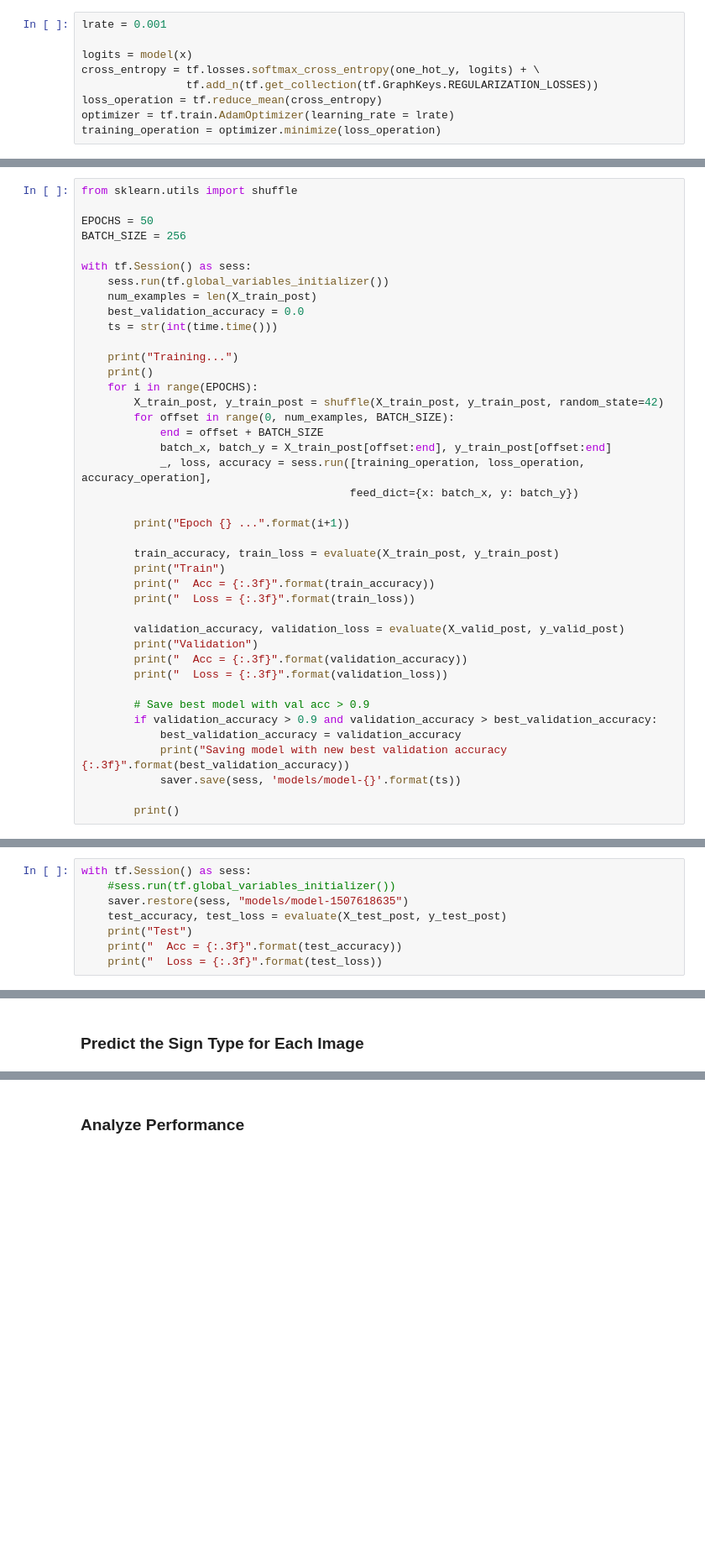
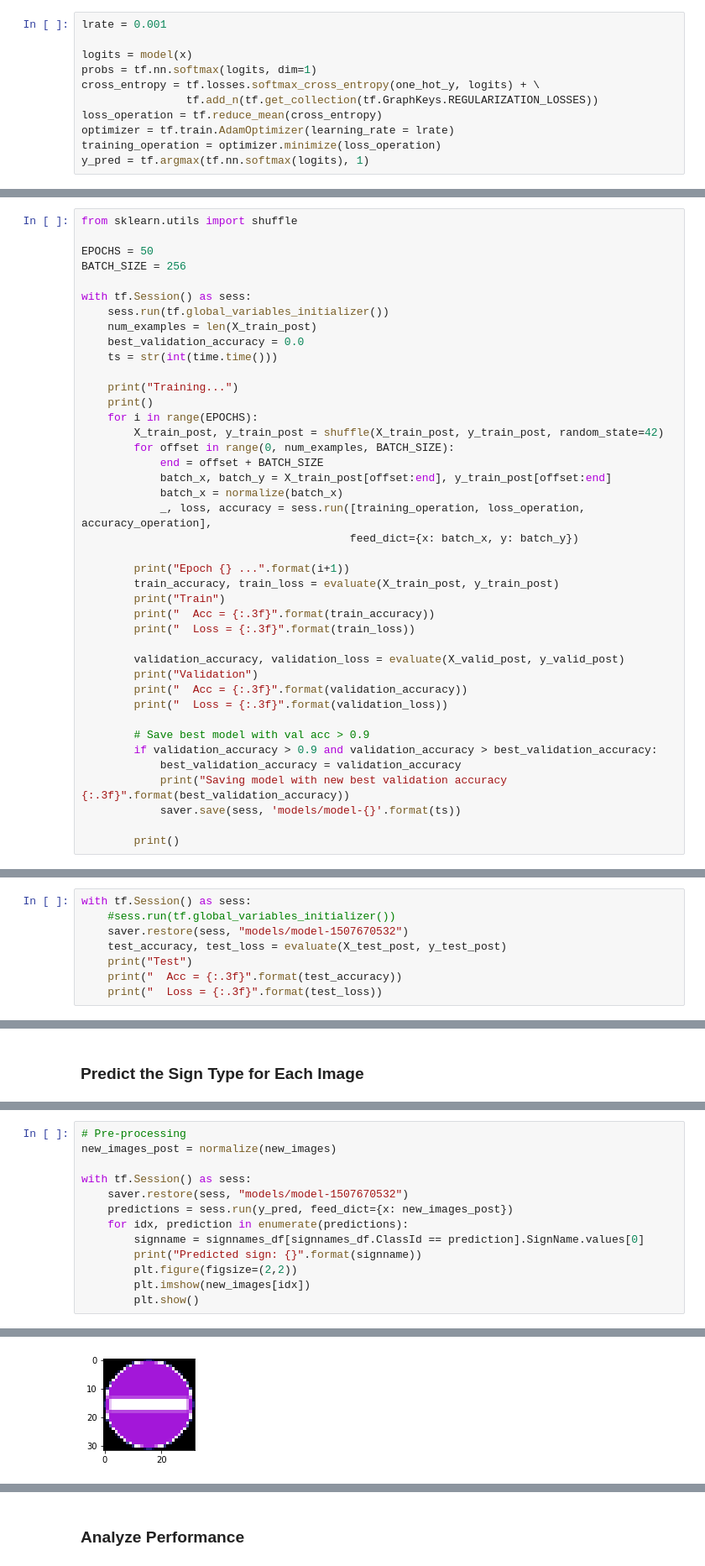
Before and after one commit to malhotraa/CarND-Traffic-Sign-Classifier-Project, a Jupyter notebook: Traffic_Sign_Classifier.ipynb, the cells around one changed output, grey strips where cells are left out. Shown at 84% size. Drawn from its saved outputs; the diff is of its cells as text; blank space fills up the shorter version.

```diff
--- a/Traffic_Sign_Classifier.ipynb
+++ b/Traffic_Sign_Classifier.ipynb
@@ -280,11 +301,13 @@ one_hot_y = tf.one_hot(y, n_classes)
 lrate = 0.001
 
 logits = model(x)
+probs = tf.nn.softmax(logits, dim=1)
 cross_entropy = tf.losses.softmax_cross_entropy(one_hot_y, logits) + \
                 tf.add_n(tf.get_collection(tf.GraphKeys.REGULARIZATION_LOSSES))
 loss_operation = tf.reduce_mean(cross_entropy)
 optimizer = tf.train.AdamOptimizer(learning_rate = lrate)
 training_operation = optimizer.minimize(loss_operation)
+y_pred = tf.argmax(tf.nn.softmax(logits), 1)
 # %% [markdown]
 ### Model Evaluation
 # %%
@@ -327,11 +351,11 @@ with tf.Session() as sess:
         for offset in range(0, num_examples, BATCH_SIZE):
             end = offset + BATCH_SIZE
             batch_x, batch_y = X_train_post[offset:end], y_train_post[offset:end]
+            batch_x = normalize(batch_x)
             _, loss, accuracy = sess.run([training_operation, loss_operation, accuracy_operation],
                                          feed_dict={x: batch_x, y: batch_y})
 
         print("Epoch {} ...".format(i+1))
-
         train_accuracy, train_loss = evaluate(X_train_post, y_train_post)
         print("Train")
         print("  Acc = {:.3f}".format(train_accuracy))
@@ -372,7 +396,7 @@ Validation
 # %%
 with tf.Session() as sess:
     #sess.run(tf.global_variables_initializer())
-    saver.restore(sess, "models/model-1507618635")
+    saver.restore(sess, "models/model-1507670532")
     test_accuracy, test_loss = evaluate(X_test_post, y_test_post)
     print("Test")
     print("  Acc = {:.3f}".format(test_accuracy))
@@ -403,0 +451,14 @@ You may find `signnames.csv` useful as it contains mappings from the class id (i
+# %%
+# Pre-processing
+new_images_post = normalize(new_images)
+
+with tf.Session() as sess:
+    saver.restore(sess, "models/model-1507670532")
+    predictions = sess.run(y_pred, feed_dict={x: new_images_post})
+    for idx, prediction in enumerate(predictions):
+        signname = signnames_df[signnames_df.ClassId == prediction].SignName.values[0]
+        print("Predicted sign: {}".format(signname))
+        plt.figure(figsize=(2,2))
+        plt.imshow(new_images[idx])
+        plt.show()
+# %% [output]
@@ -403,0 +467 @@ You may find `signnames.csv` useful as it contains mappings from the class id (i
+[figure, added]
```
Also changed, not shown: parts of 19 cells of this notebook.
